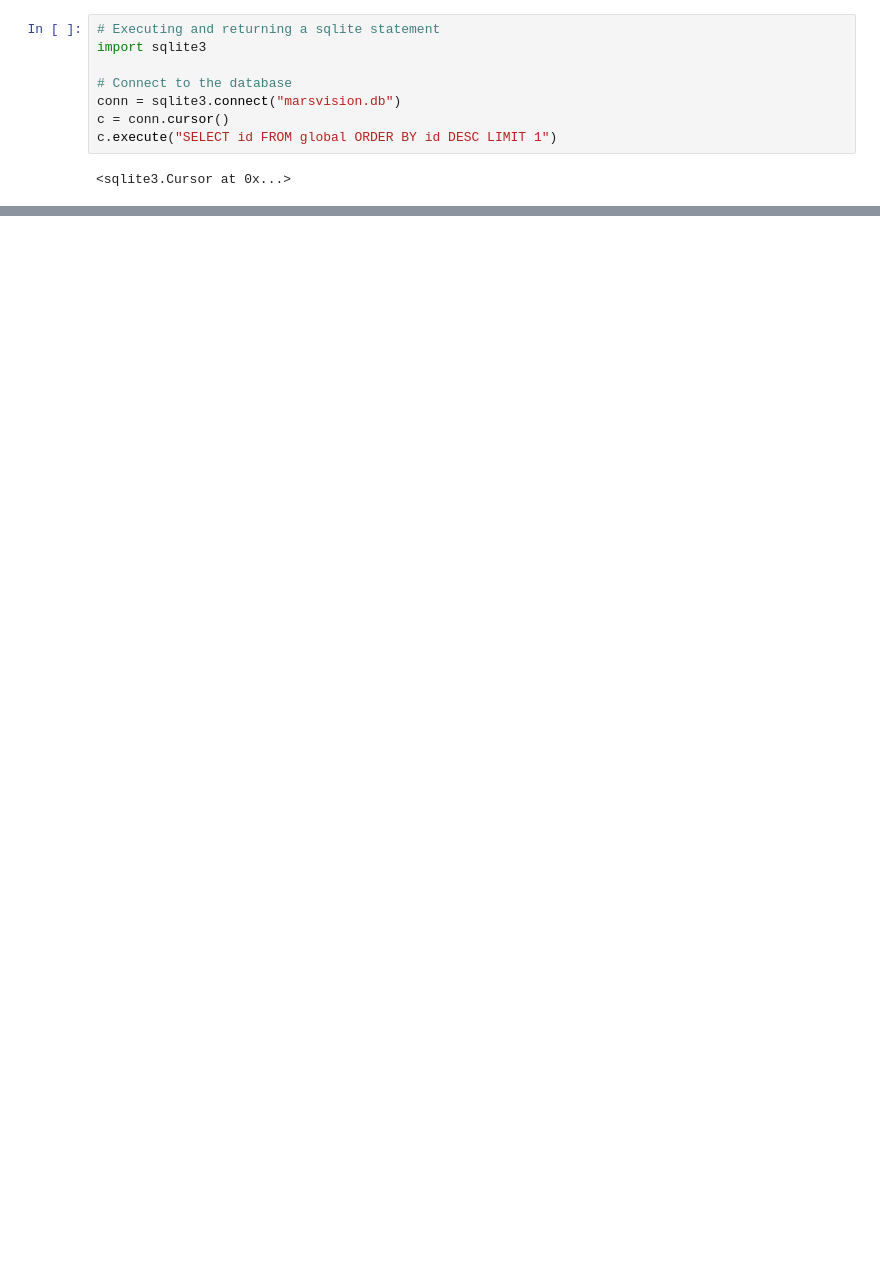
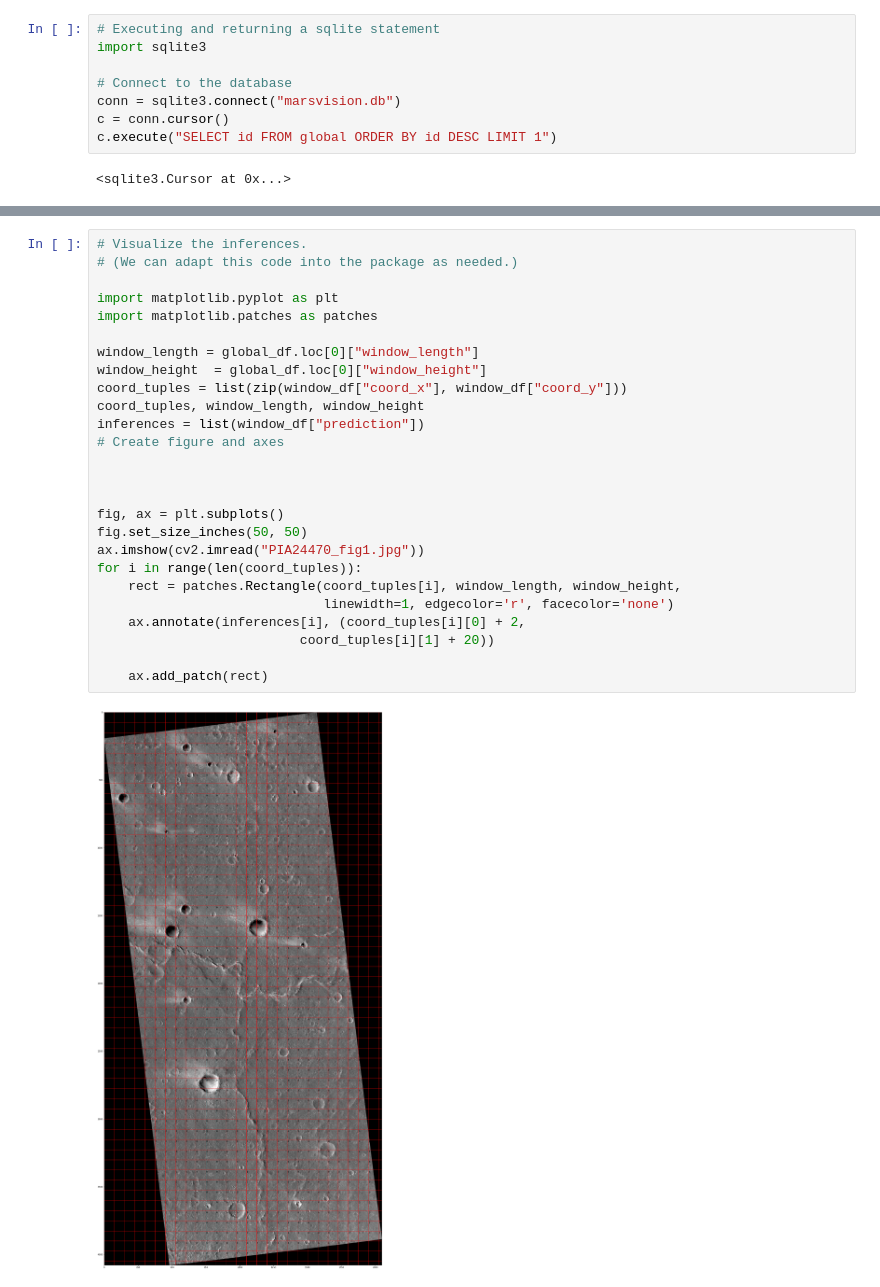
Before and after one commit to mars-vision/marsvision, a Jupyter notebook: Prototyping/Notebooks/Sliding Window DB.ipynb, the cells around one changed output, grey strips where cells are left out. Cells and saved outputs as stored; diff of their text form; blank space fills up the shorter version.

```diff
--- a/Prototyping/Notebooks/Sliding Window DB.ipynb
+++ b/Prototyping/Notebooks/Sliding Window DB.ipynb
@@ -48,2 +64,30 @@ pd.read_sql("SELECT * FROM windows", conn)
+# %%
+# Visualize the inferences.
+# (We can adapt this code into the package as needed.)
+
+import matplotlib.pyplot as plt
+import matplotlib.patches as patches
+
+window_length = global_df.loc[0]["window_length"]
+window_height  = global_df.loc[0]["window_height"]
+coord_tuples = list(zip(window_df["coord_x"], window_df["coord_y"]))
+coord_tuples, window_length, window_height
+inferences = list(window_df["prediction"])
+# Create figure and axes
+
+
+
+fig, ax = plt.subplots()
+fig.set_size_inches(50, 50)
+ax.imshow(cv2.imread("PIA24470_fig1.jpg"))
+for i in range(len(coord_tuples)):
+    rect = patches.Rectangle(coord_tuples[i], window_length, window_height,
+                             linewidth=1, edgecolor='r', facecolor='none')
+    ax.annotate(inferences[i], (coord_tuples[i][0] + 2,
+                          coord_tuples[i][1] + 20))
+
+    ax.add_patch(rect)
+# %% [output]
+[figure, added]
 # %%
 c.close()
```
Also changed, not shown: parts of 7 cells of this notebook, 6 other files.
